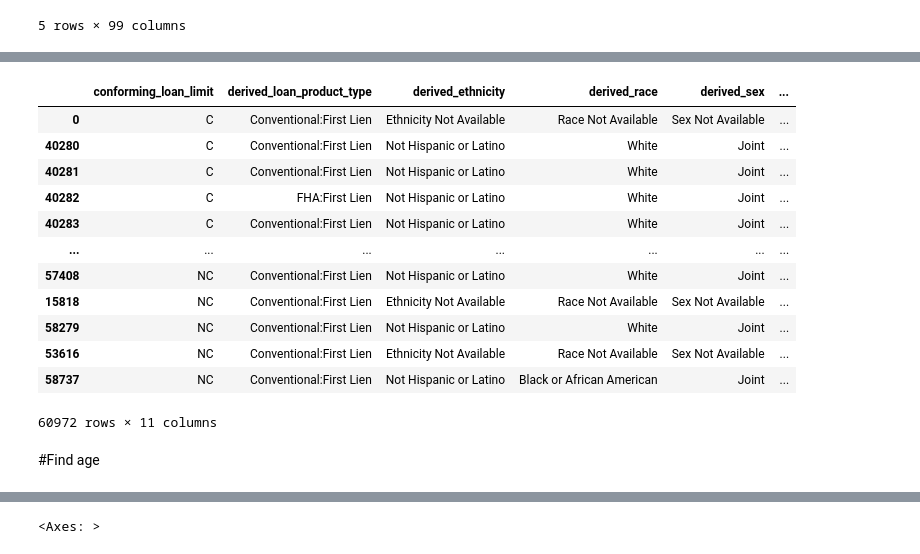
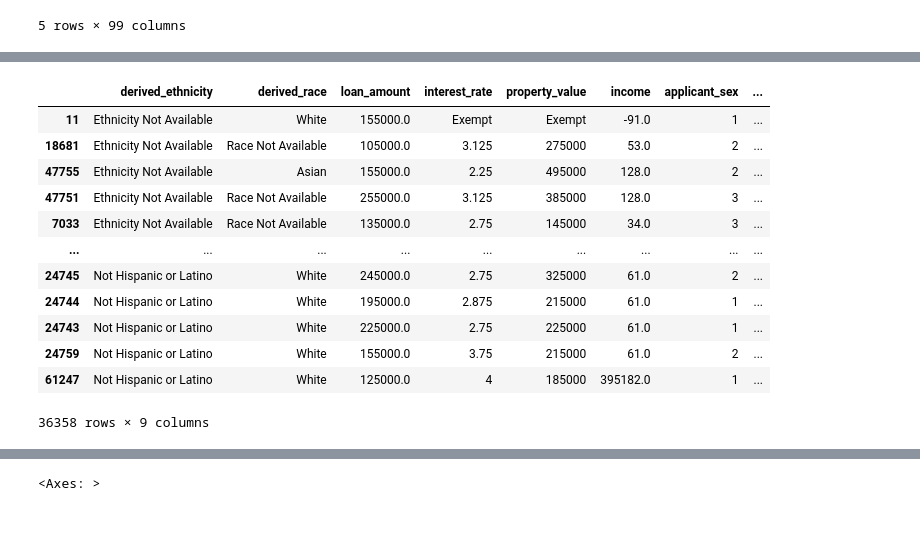
Before and after one commit to shacktemp/My-Old-Louisville-Home, a Jupyter notebook: house_analysis.ipynb, the cells around one changed output, grey strips where cells are left out. Cells and saved outputs as stored; diff of their text form; code cells hidden in the pictures; blank space fills up the shorter version.

```diff
--- a/house_analysis.ipynb
+++ b/house_analysis.ipynb
@@ -152,20 +99,19 @@ house_df.drop(['activity_year', 'lei', 'derived_msa-md', 'state_code', 'county_c
 # %%
-house_df.dropna(subset=['conforming_loan_limit', 'derived_loan_product_type', 'derived_ethnicity'], inplace=True)
-house_df.sort_values(['conforming_loan_limit'], ascending=[True], inplace=True)
-house_df
+house_df.dropna(subset=['derived_ethnicity','derived_race', "applicant_sex", "applicant_age", 'loan_amount', 'interest_rate', 'property_value', 'income', 'ffiec_msa_md_median_family_income'], inplace=True)
+house_df.sort_values(['derived_ethnicity'], ascending=[True], inplace=True)
+house2_df = house_df.dropna()
+house2_df
 # %% [output]
-|  | conforming_loan_limit | derived_loan_product_type | derived_ethnicity | derived_race | derived_sex | ... |
-| 0 | C | Conventional:First Lien | Ethnicity Not Available | Race Not Available | Sex Not Available | ... |
-| 40280 | C | Conventional:First Lien | Not Hispanic or Latino | White | Joint | ... |
-| 40281 | C | Conventional:First Lien | Not Hispanic or Latino | White | Joint | ... |
-| 40282 | C | FHA:First Lien | Not Hispanic or Latino | White | Joint | ... |
-| 40283 | C | Conventional:First Lien | Not Hispanic or Latino | White | Joint | ... |
-| ... | ... | ... | ... | ... | ... | ... |
-| 57408 | NC | Conventional:First Lien | Not Hispanic or Latino | White | Joint | ... |
-| 15818 | NC | Conventional:First Lien | Ethnicity Not Available | Race Not Available | Sex Not Available | ... |
-| 58279 | NC | Conventional:First Lien | Not Hispanic or Latino | White | Joint | ... |
-| 53616 | NC | Conventional:First Lien | Ethnicity Not Available | Race Not Available | Sex Not Available | ... |
-| 58737 | NC | Conventional:First Lien | Not Hispanic or Latino | Black or African American | Joint | ... |
+|  | derived_ethnicity | derived_race | loan_amount | interest_rate | property_value | income | applicant_sex | ... |
+| 11 | Ethnicity Not Available | White | 155000.0 | Exempt | Exempt | -91.0 | 1 | ... |
+| 18681 | Ethnicity Not Available | Race Not Available | 105000.0 | 3.125 | 275000 | 53.0 | 2 | ... |
+| 47755 | Ethnicity Not Available | Asian | 155000.0 | 2.25 | 495000 | 128.0 | 2 | ... |
+| 47751 | Ethnicity Not Available | Race Not Available | 255000.0 | 3.125 | 385000 | 128.0 | 3 | ... |
+| 7033 | Ethnicity Not Available | Race Not Available | 135000.0 | 2.75 | 145000 | 34.0 | 3 | ... |
+| ... | ... | ... | ... | ... | ... | ... | ... | ... |
+| 24745 | Not Hispanic or Latino | White | 245000.0 | 2.75 | 325000 | 61.0 | 2 | ... |
+| 24744 | Not Hispanic or Latino | White | 195000.0 | 2.875 | 215000 | 61.0 | 1 | ... |
+| 24743 | Not Hispanic or Latino | White | 225000.0 | 2.75 | 225000 | 61.0 | 1 | ... |
+| 24759 | Not Hispanic or Latino | White | 155000.0 | 3.75 | 215000 | 61.0 | 2 | ... |
+| 61247 | Not Hispanic or Latino | White | 125000.0 | 4 | 185000 | 395182.0 | 1 | ... |
-60972 rows × 11 columns
+36358 rows × 9 columns
-# %% [markdown]
-#Find age
```
Also changed, not shown: parts of 19 cells of this notebook.
